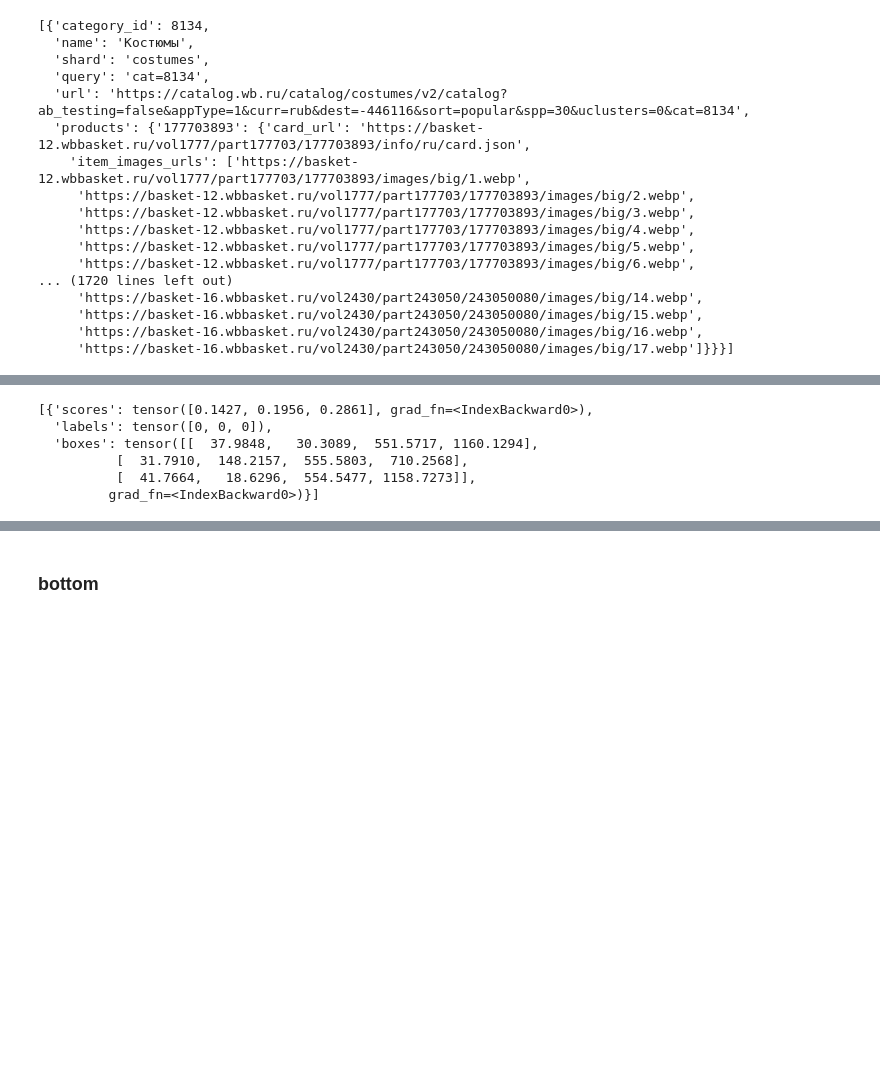
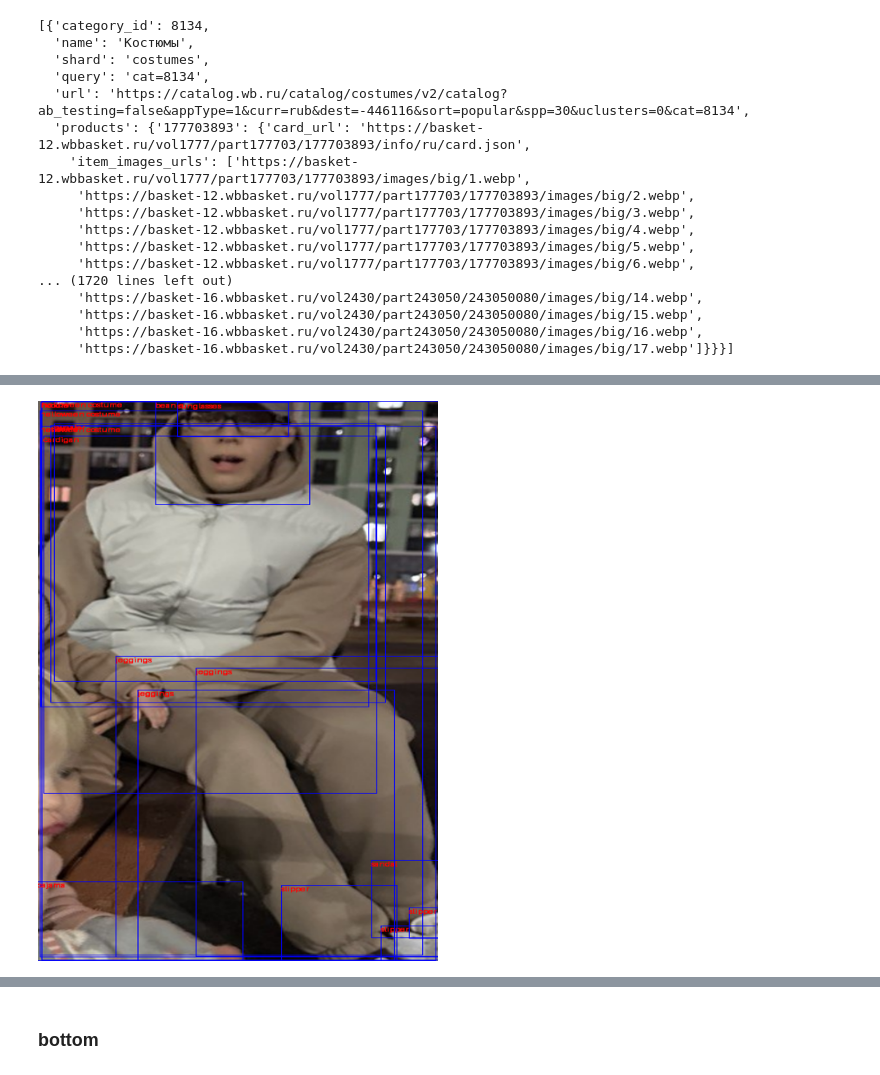
Before and after one commit to joitandr/wb_parsing, a Jupyter notebook: notebooks/image_items_segmentation.ipynb, the cells around one changed output, grey strips where cells are left out. Cells and saved outputs as stored; diff of their text form; code cells hidden in the pictures; blank space fills up the shorter version.

```diff
--- a/notebooks/image_items_segmentation.ipynb
+++ b/notebooks/image_items_segmentation.ipynb
@@ -131,5 +131,5 @@ import torch
 
 from transformers import OwlViTProcessor, OwlViTForObjectDetection
 
-processor = OwlViTProcessor.from_pretrained("google/owlvit-base-patch32")
-model = OwlViTForObjectDetection.from_pretrained("google/owlvit-base-patch32")
+owl_processor = OwlViTProcessor.from_pretrained("google/owlvit-base-patch32")
+owl_model = OwlViTForObjectDetection.from_pretrained("google/owlvit-base-patch32")
@@ -135,0 +189,12 @@ model = OwlViTForObjectDetection.from_pretrained("google/owlvit-base-patch32")
+# %%
+from PIL import Image, ImageDraw
+
+draw = ImageDraw.Draw(image)
+
+for type_, score, box in res:
+    draw.rectangle(box, outline="blue", width=1)
+    draw.text(box[:2], text=type_, fill='red', size=35)
+    # Show the image with the drawn bounding box
+image.resize((500, 700))
+# %% [output]
+[figure, added]
@@ -136,21 +209,12 @@ model = OwlViTForObjectDetection.from_pretrained("google/owlvit-base-patch32")
 # %%
 url = (
     # "http://images.cocodataset.org/val2017/000000039769.jpg"
-    # "https://github.com/user-attachments/assets/3f794b46-e2ed-4de3-9e8e-5105cdbf76b7"
-    "https://github.com/user-attachments/assets/2c44b262-ed71-4dda-8e11-c9909b41bf29"
+    "https://github.com/user-attachments/assets/3f794b46-e2ed-4de3-9e8e-5105cdbf76b7"
+    # "https://github.com/user-attachments/assets/2c44b262-ed71-4dda-8e11-c9909b41bf29"
 )
 image = Image.open(requests.get(url, stream=True).raw).convert("RGB")
-# texts = ["a photo of a cat", "a photo of a dog"]
-texts = ['a photo of a female model, wearing different clothes', 'skirt']
-inputs = processor(text=texts, images=image, return_tensors="pt")
-outputs = model(**inputs)
-target_sizes = torch.Tensor([image.size[::-1]])
-results = processor.post_process_object_detection(outputs=outputs, target_sizes=target_sizes, threshold=0.1)
-results
+
+
+outputs = sam_generator(image, points_per_batch = 4)
+res = sorted(outputs["masks"], key=lambda x: x.sum(), reverse=True)
+res
-# %% [output]
-[{'scores': tensor([0.1427, 0.1956, 0.2861], grad_fn=<IndexBackward0>),
-  'labels': tensor([0, 0, 0]),
-  'boxes': tensor([[  37.9848,   30.3089,  551.5717, 1160.1294],
-          [  31.7910,  148.2157,  555.5803,  710.2568],
-          [  41.7664,   18.6296,  554.5477, 1158.7273]],
-         grad_fn=<IndexBackward0>)}]
```
Also changed, not shown: parts of 6 cells of this notebook.
